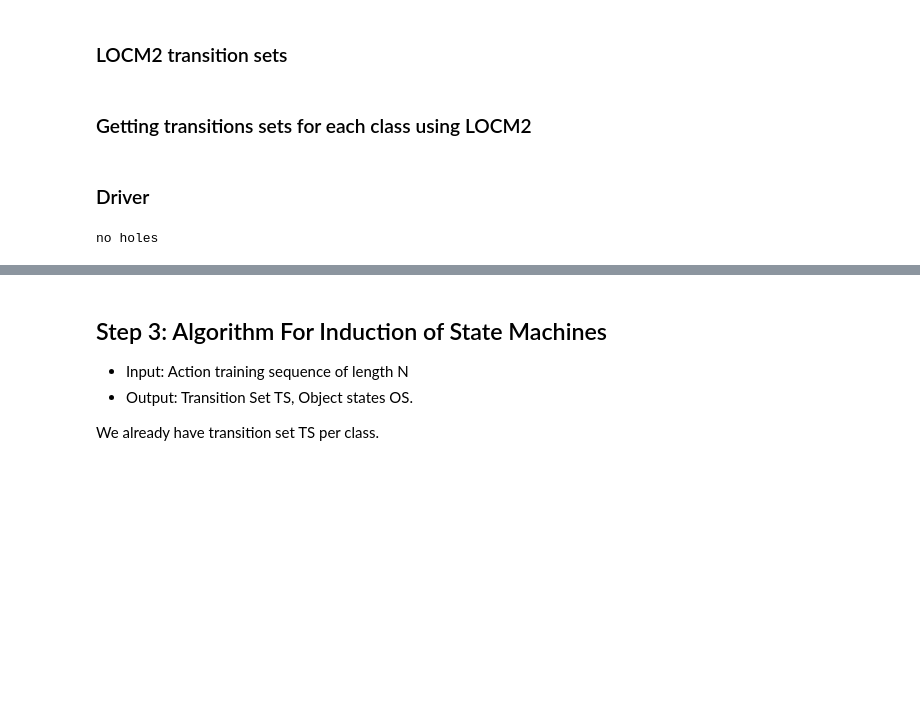
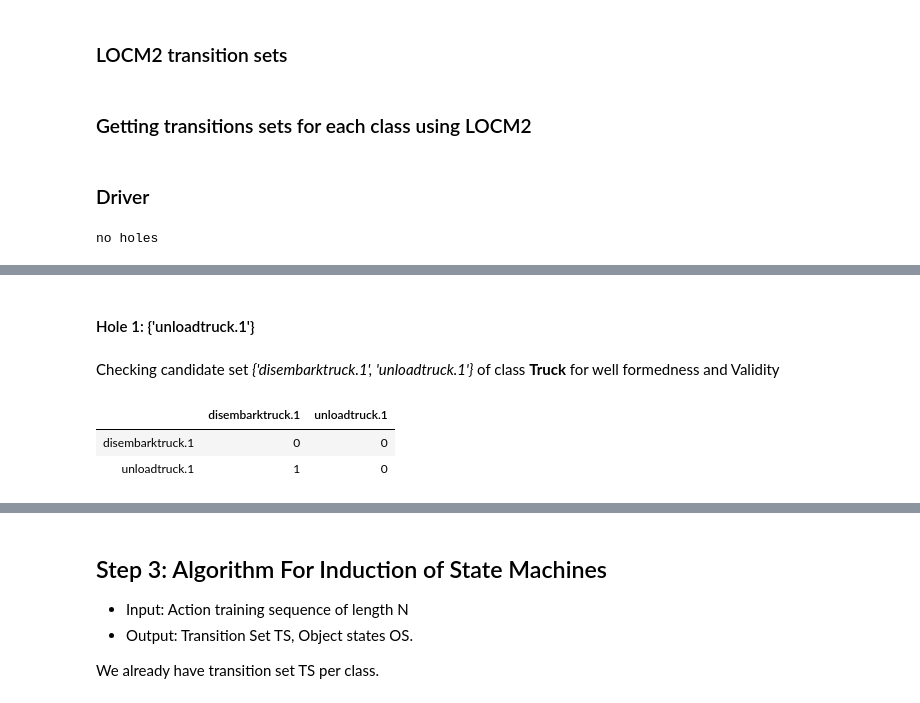
Before and after one commit to Shivam-Miglani/contextual_drl, a Jupyter notebook: Locm_new_14jul.ipynb, the cells around one changed output, grey strips where cells are left out. Drawn from its saved outputs; the diff is of its cells as text; code cells hidden in the pictures; blank space fills up the shorter version.

```diff
--- a/Locm_new_14jul.ipynb
+++ b/Locm_new_14jul.ipynb
@@ -750,7 +733,7 @@ def locm2_get_transition_sets_per_class(holes_per_class, transitions_per_class,
                 if len(transition_set_list)>0:
                     for s_prime in transition_set_list:
                         if hole.issubset(s_prime):
-                            printmd("Hole "+ str(hole) + " is already covered.")
+                            printmd("Hole "+ str(set(hole)) + " is already covered.")
                             is_hole_already_covered_flag = True
                             break
 
@@ -770,47 +753,44 @@ def locm2_get_transition_sets_per_class(holes_per_class, transitions_per_class,
                                 candidate_sets.append(set(candidate_set))
 
 
+
+
                         for candidate_set in candidate_sets:
-                            print(candidate_set)
 
-                        printmd("Checking candidate set *" + str(candidate_set) + "* of class **" + class_name + "** for well formedness and Validity")
-                        for candidate_set in candidate_sets:
-                            subset_df = adjacency_matrix_list[index].loc[list(candidate_set),list(candidate_set)]
-                            print_table(subset_df)
+                            if len(candidate_set)>=i:
+                                printmd("Checking candidate set *" + str(candidate_set) + "* of class **" + class_name + "** for well formedness and Validity")
+                                subset_df = adjacency_matrix_list[index].loc[list(candidate_set),list(candidate_set)]
+                                print_table(subset_df)
 
-                            # checking for well-formedness
-                            well_formed_flag = check_well_formed(subset_df)
-                            if not well_formed_flag:
-                                print("This subset is NOT well-formed")
-                                pass
+                                # checking for well-formedness
+                                well_formed_flag = check_well_formed(subset_df)
+                                if not well_formed_flag:
+                                    print("This subset is NOT well-formed")
+                                    pass
 
-                            # if well-formed validate across the data to remove inappropriate dead-ends
-                            # additional check
-                            valid_against_data_flag = False
-                            if well_formed_flag:
-#                                 print_table(subset_df)
-                                print("This subset is well-formed.")
+                                # if well-formed validate across the data to remove inappropriate dead-ends
+                                # additional check
+                                valid_against_data_flag = False
+                                if well_formed_flag:
+                                    print("This subset is well-formed.")
+                                    valid_against_data_flag = check_valid(subset_df, consecutive_transitions_per_class)
+                                    if not valid_against_data_flag:
+                                        print("This subset is well-formed but invalid against example data")
 
-                                # validate against all consecutive transitions per class (P)
-                                # This checks all sequences consecutive transitions. So, it is validating against (E)
-                                valid_against_data_flag = check_valid(subset_df, consecutive_transitions_per_class)
-                                if not valid_against_data_flag:
-                                    print("This subset is well-formed and invalid against example data")
-
-                            if valid_against_data_flag:
-                                print("This subset is valid.")
-                                print("Adding this subset " + str(candidate_set) +" to the locm2 transition set.")
-
-                                if candidate_set not in transition_set_list: # do not allow copies.
-                                    transition_set_list.append(candidate_set)
-                                break
-                        print("Hole that is covered now:")
-                        print(list(s))
+                                if valid_against_data_flag:
+                                    print("This subset is valid.")
+                                    print("Adding this subset " + str(candidate_set) +" to the locm2 transition set.")
+                                    if candidate_set not in transition_set_list: # do not allow copies.
+                                        transition_set_list.append(candidate_set)
+    #                                 break
+                                if well_formed_flag and valid_against_data_flag:
+                                    print("Hole that is covered now:")
+                                    print(list(s))
 
 
 
-            # print(transition_set_list)
-        #step -7 : remove redundant sets
+        # print(transition_set_list)
+        #step 7 : remove redundant sets
         ts_copy = transition_set_list.copy()
         for i in range(len(ts_copy)):
             for j in range(len(ts_copy)):
@@ -824,12 +804,10 @@ def locm2_get_transition_sets_per_class(holes_per_class, transitions_per_class,
 #         print(transition_set_list)
 
         #step-8: include all-transitions machine, even if it is not well-formed.
-        transition_set_list.append(set(transitions_per_class[index]))
-#         print("\nFinal transition set list")
-#         print(class_name)
-#         print(transition_set_list)
-
-
+        transition_set_list.append(set(transitions_per_class[index])) #fallback
+        printmd("### Final transition set list")
+        printmd("#### " + class_name)
+        print(transition_set_list)
         transition_sets_per_class.append(transition_set_list)
 
 
@@ -852,0 +831,5 @@ no holes
+#### Hole 1: {'unloadtruck.1'}
+Checking candidate set *{'disembarktruck.1', 'unloadtruck.1'}* of class **Truck** for well formedness and Validity
+|  | disembarktruck.1 | unloadtruck.1 |
+| disembarktruck.1 | 0 | 0 |
+| unloadtruck.1 | 1 | 0 |
```
Also changed, not shown: parts of 25 cells of this notebook, 21 other files.
